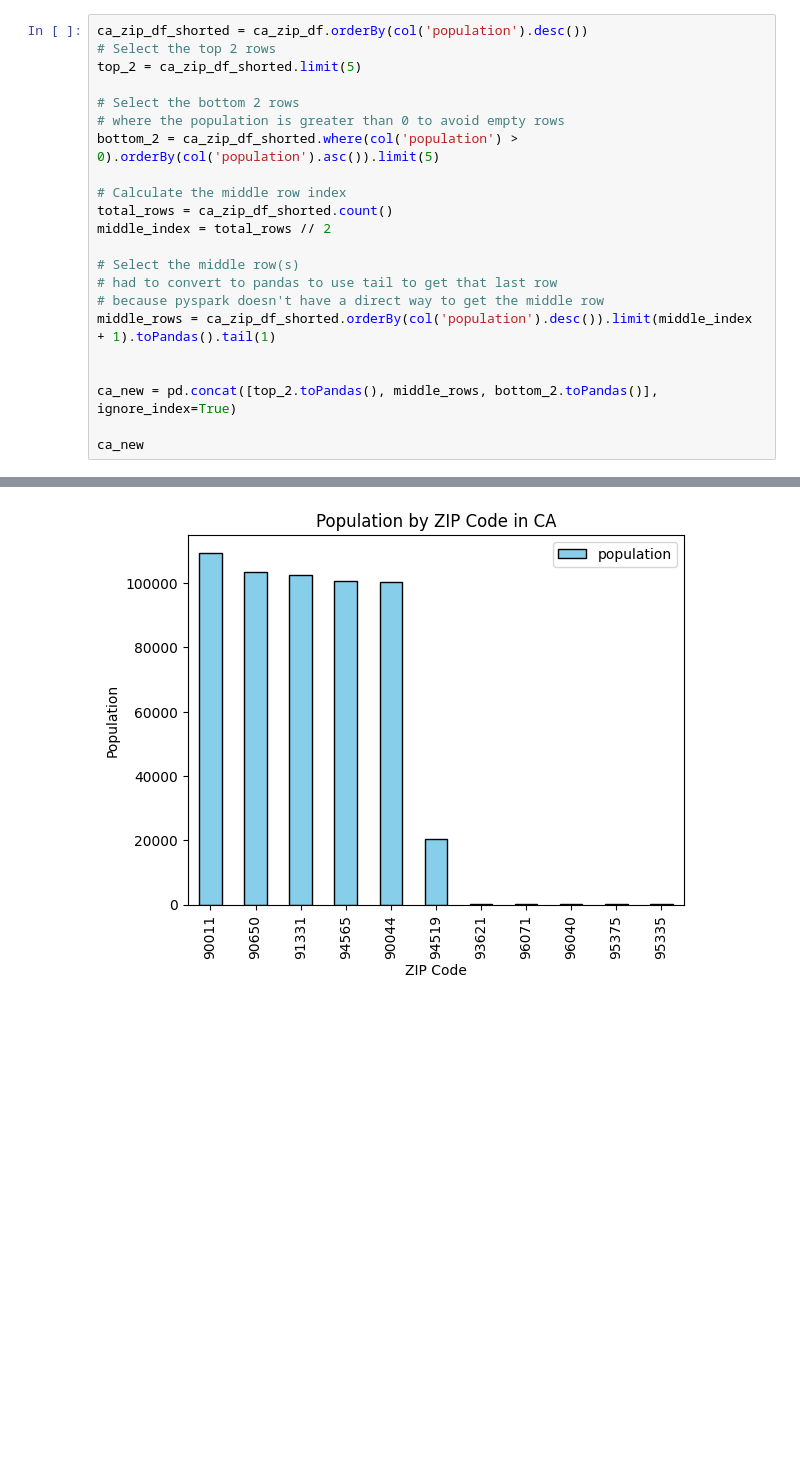
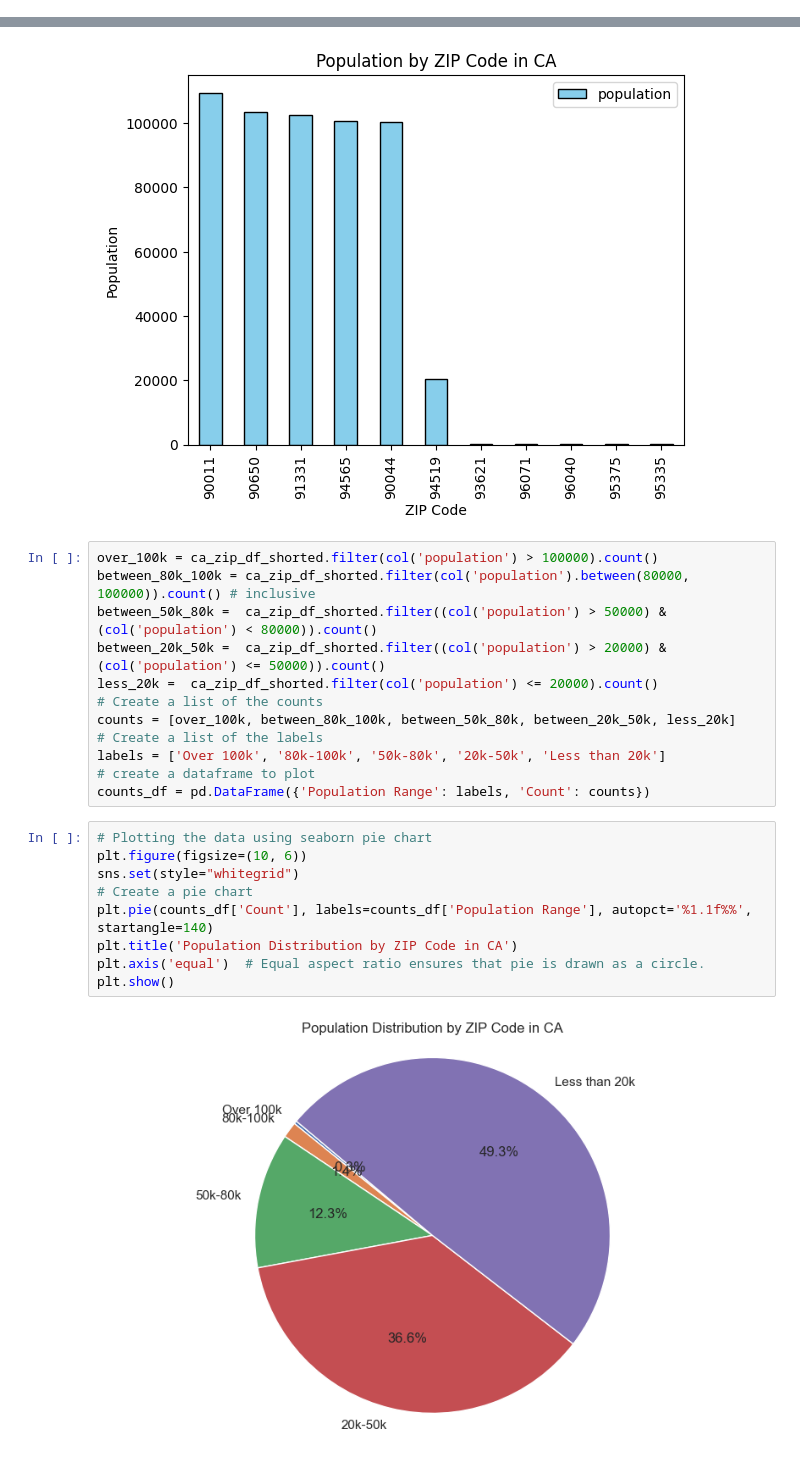
Before and after one commit to ZCWDataSixZero/ExploreZipCodeData_PySpark, a Jupyter notebook: Individual notebooks/k_analysis.ipynb, the cells around one changed output, grey strips where cells are left out. Drawn from its saved outputs; the diff is of its cells as text; blank space fills up the shorter version.

```diff
--- a/Individual notebooks/k_analysis.ipynb
+++ b/Individual notebooks/k_analysis.ipynb
@@ -180,27 +181,6 @@ state_name       1
 population    1447
 dtype: int64
 # %%
-ca_zip_df_shorted = ca_zip_df.orderBy(col('population').desc())
-# Select the top 2 rows
-top_2 = ca_zip_df_shorted.limit(5)
-
-# Select the bottom 2 rows
-# where the population is greater than 0 to avoid empty rows
-bottom_2 = ca_zip_df_shorted.where(col('population') > 0).orderBy(col('population').asc()).limit(5)
-
-# Calculate the middle row index
-total_rows = ca_zip_df_shorted.count()
-middle_index = total_rows // 2
-
-# Select the middle row(s)
-# had to convert to pandas to use tail to get that last row
-# because pyspark doesn't have a direct way to get the middle row
-middle_rows = ca_zip_df_shorted.orderBy(col('population').desc()).limit(middle_index + 1).toPandas().tail(1)
-
-
-ca_new = pd.concat([top_2.toPandas(), middle_rows, bottom_2.toPandas()], ignore_index=True)
-
-ca_new
 # %% [output]
 |  | zip | state_id | state_name | population |
 | 0 | 90011 | CA | California | 109511 |
@@ -222,3 +202,26 @@ plt.ylabel('Population')
 plt.show()
 # %% [output]
 [figure]
+# %%
+over_100k = ca_zip_df_shorted.filter(col('population') > 100000).count()
+between_80k_100k = ca_zip_df_shorted.filter(col('population').between(80000, 100000)).count() # inclusive
+between_50k_80k =  ca_zip_df_shorted.filter((col('population') > 50000) & (col('population') < 80000)).count()
+between_20k_50k =  ca_zip_df_shorted.filter((col('population') > 20000) & (col('population') <= 50000)).count()
+less_20k =  ca_zip_df_shorted.filter(col('population') <= 20000).count()
+# Create a list of the counts
+counts = [over_100k, between_80k_100k, between_50k_80k, between_20k_50k, less_20k]
+# Create a list of the labels
+labels = ['Over 100k', '80k-100k', '50k-80k', '20k-50k', 'Less than 20k']
+# create a dataframe to plot
+counts_df = pd.DataFrame({'Population Range': labels, 'Count': counts})
+# %%
+# Plotting the data using seaborn pie chart
+plt.figure(figsize=(10, 6))
+sns.set(style="whitegrid")
+# Create a pie chart
+plt.pie(counts_df['Count'], labels=counts_df['Population Range'], autopct='%1.1f%%', startangle=140)
+plt.title('Population Distribution by ZIP Code in CA')
+plt.axis('equal')  # Equal aspect ratio ensures that pie is drawn as a circle.
+plt.show()
+# %% [output]
+[figure, added]
```
Also changed, not shown: parts of 1 cell of this notebook, 1 other file.
